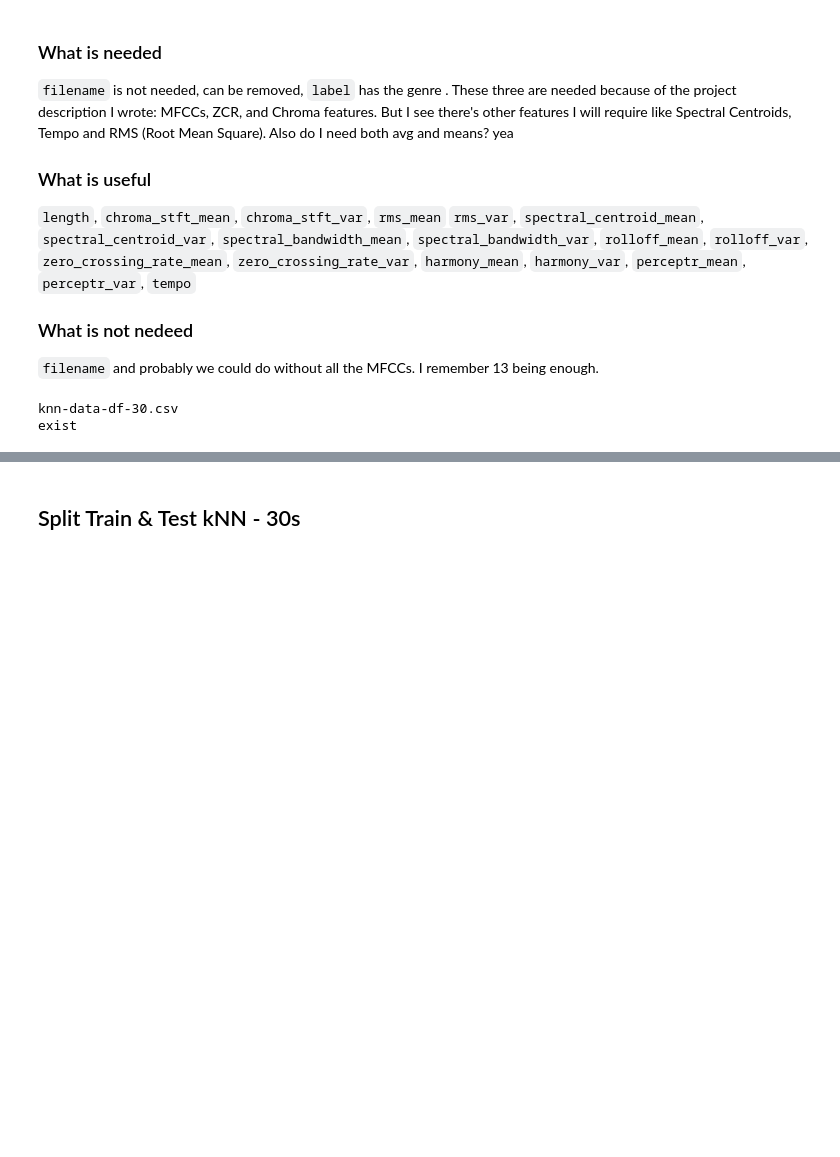
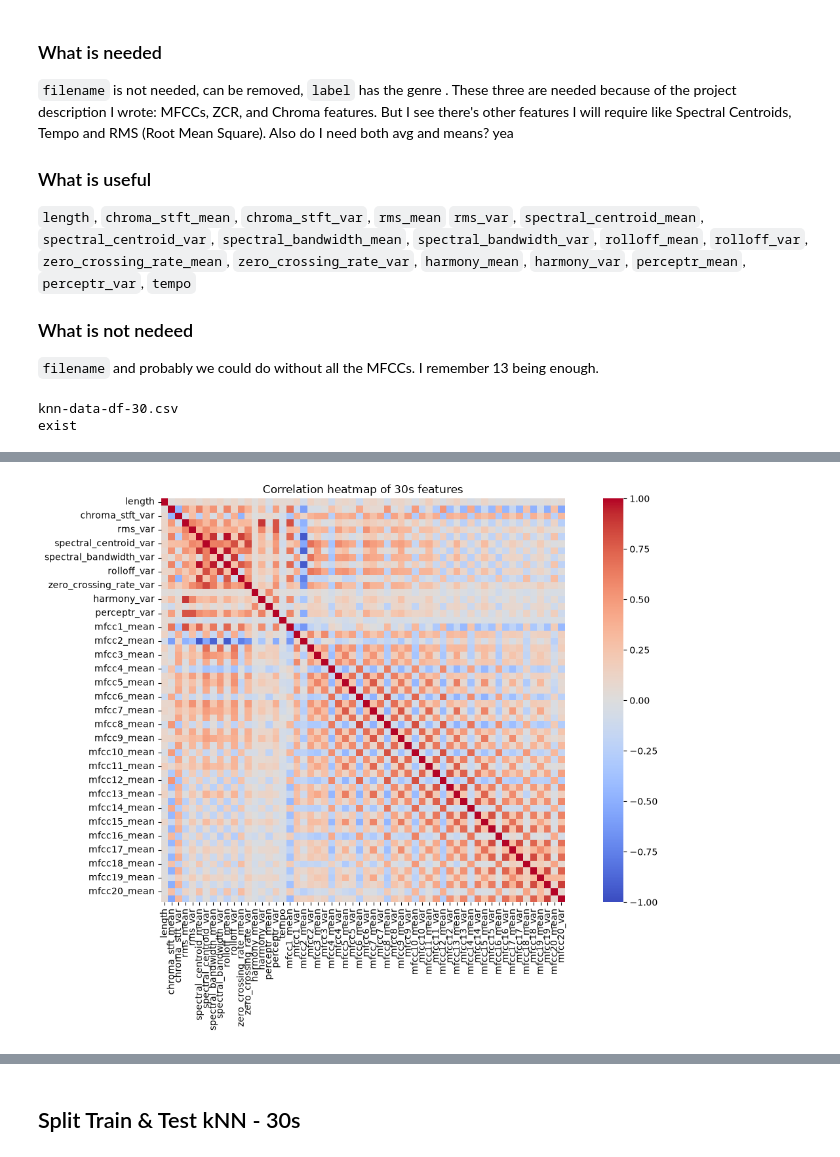
Before and after one commit to etiank/Jupyter-ML, a Jupyter notebook: main.ipynb, the cells around one changed output, grey strips where cells are left out. Saved outputs shown, nothing was run; the diff lists cells and outputs as text; code cells hidden in the pictures; blank space fills up the shorter version.

```diff
--- a/main.ipynb
+++ b/main.ipynb
@@ -96,0 +101,32 @@ exist
+# %%
+# https://pypi.org/project/AudioFeaturizer/
+from AudioFeaturizer.audio_featurizer import *
+# just testing
+# test =audio_process("/home/ket/Documents/gtzan/archive/Data/genres_original/jazz/jazz.00055.wav")
+# print(type(test))
+# print("Genres: ", genres)
+
+genres = os.listdir(PATH)
+results = []
+
+    # COMMENTED SO IT DOESNT EXTRACT FEATURES EVERY TIME
+if not os.path.exists("extracted-features.csv"):
+    for genre in tqdm(genres, desc="Feature exctraction"):
+        genre_path = os.path.join(PATH, genre)
+        for filename in os.listdir(genre_path):
+            if(filename != "jazz.00054.wav"): # broken
+                file_path = os.path.join(genre_path, filename)
+
+                try:
+                    features = audio_process(file_path)
+                    row = features.iloc[0].to_dict()
+                    row["genre"] = genre
+                    row["filename"] = filename
+                    results.append(row)
+                except Exception as e:
+                    print("[Error]: Something went wrong")
+
+    extr_df = pd.DataFrame(results)
+    extr_df.to_csv("extracted-features.csv", index=False)
+print("File [extracted-features.csv] detected.")
+extr_df = pd.read_csv("extracted-features.csv")
@@ -96,0 +139,15 @@ exist
+# %%
+# https://www.geeksforgeeks.org/python/how-to-create-a-seaborn-correlation-heatmap-in-python/
+# https://www.youtube.com/watch?v=J7cd1-g1O7A
+import seaborn as sb
+import matplotlib.pyplot as plt
+
+corr_30 = df_30.drop(columns=["label","filename"]).corr()
+corr_3 = df_3.drop(columns=["label", "filename"]).corr()
+corr_extr = extr_df.drop(columns=["genre", "filename"]).corr()
+
+plt.figure(figsize=(15, 8))
+sb.heatmap(corr_30, cmap="coolwarm", vmin=-1, vmax=1, center=0, annot=False, square=True)
+plt.title("Correlation heatmap of 30s features"); plt.show()
+# %% [output]
+[figure, added]
```
Also changed, not shown: parts of 18 cells of this notebook, 25 other files.
